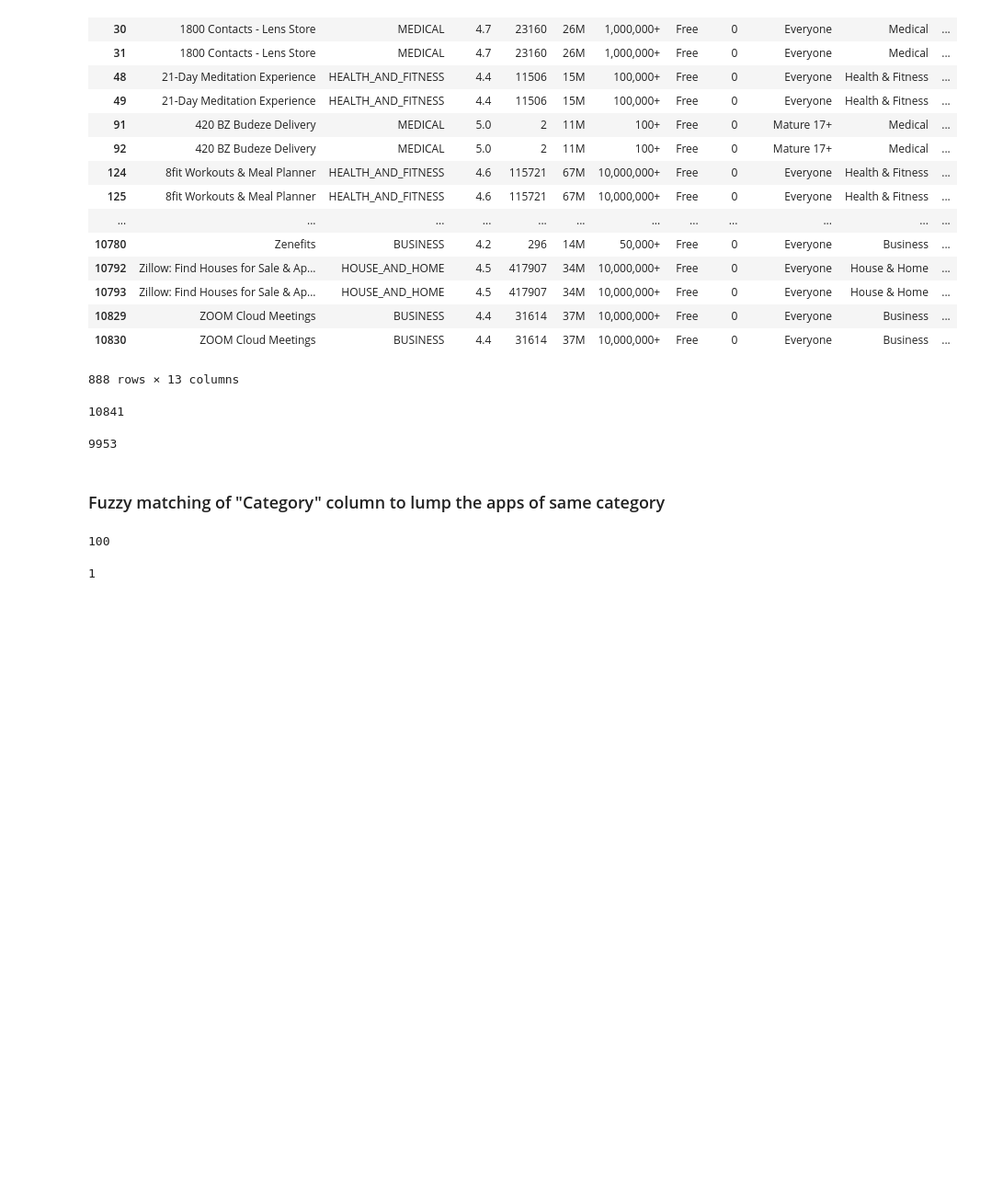
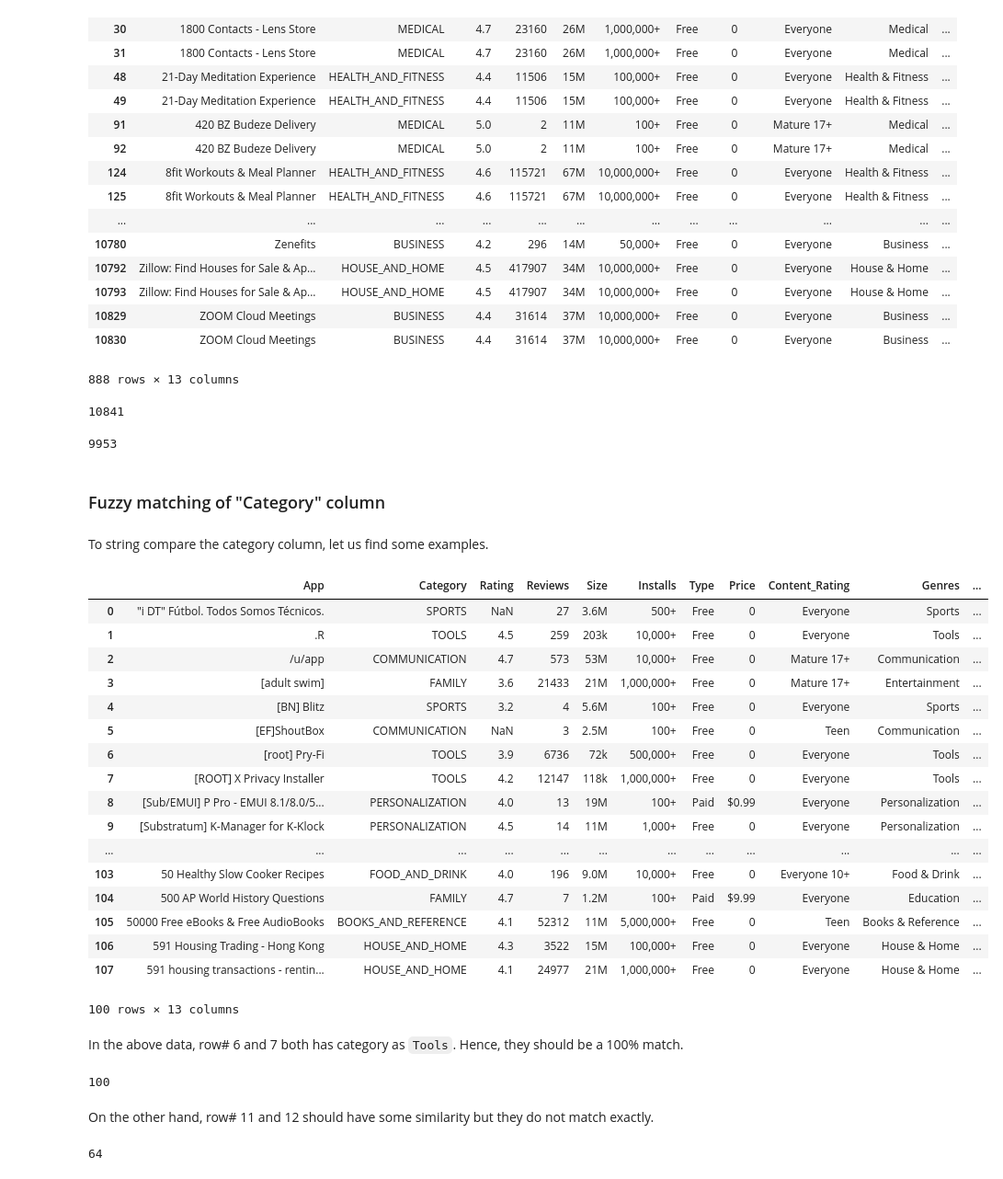
Before and after one commit to anirbanpalDSC/DSC540, a Jupyter notebook: MidTerm/DSC540_MidTerm_Anirban Pal.ipynb, the cells around one changed output. Shown at 92% size. Drawn from its saved outputs; the diff is of its cells as text; code cells hidden in the pictures; blank space fills up the shorter version.

```diff
--- a/MidTerm/DSC540_MidTerm_Anirban Pal.ipynb
+++ b/MidTerm/DSC540_MidTerm_Anirban Pal.ipynb
@@ -130,12 +130,39 @@ len(appinfo)
 # %% [output]
 9953
 # %% [markdown]
-### Fuzzy matching of "Category" column to lump the apps of same category
+### Fuzzy matching of "Category" column
-# %%
-fuzz.partial_ratio(appinfo[0])
-# %% [output]
-100
-# %%
-appinfo.index[1]
-# %% [output]
-1
+# %% [markdown]
+To string compare the category column, let us find some examples.
+# %%
+appinfo.head(100)
+# %% [output]
+|  | App | Category | Rating | Reviews | Size | Installs | Type | Price | Content_Rating | Genres | ... |
+| 0 | "i DT" Fútbol. Todos Somos Técnicos. | SPORTS | NaN | 27 | 3.6M | 500+ | Free | 0 | Everyone | Sports | ... |
+| 1 | .R | TOOLS | 4.5 | 259 | 203k | 10,000+ | Free | 0 | Everyone | Tools | ... |
+| 2 | /u/app | COMMUNICATION | 4.7 | 573 | 53M | 10,000+ | Free | 0 | Mature 17+ | Communication | ... |
+| 3 | [adult swim] | FAMILY | 3.6 | 21433 | 21M | 1,000,000+ | Free | 0 | Mature 17+ | Entertainment | ... |
+| 4 | [BN] Blitz | SPORTS | 3.2 | 4 | 5.6M | 100+ | Free | 0 | Everyone | Sports | ... |
+| 5 | [EF]ShoutBox | COMMUNICATION | NaN | 3 | 2.5M | 100+ | Free | 0 | Teen | Communication | ... |
+| 6 | [root] Pry-Fi | TOOLS | 3.9 | 6736 | 72k | 500,000+ | Free | 0 | Everyone | Tools | ... |
+| 7 | [ROOT] X Privacy Installer | TOOLS | 4.2 | 12147 | 118k | 1,000,000+ | Free | 0 | Everyone | Tools | ... |
+| 8 | [Sub/EMUI] P Pro - EMUI 8.1/8.0/5... | PERSONALIZATION | 4.0 | 13 | 19M | 100+ | Paid | $0.99 | Everyone | Personalization | ... |
+| 9 | [Substratum] K-Manager for K-Klock | PERSONALIZATION | 4.5 | 14 | 11M | 1,000+ | Free | 0 | Everyone | Personalization | ... |
+| ... | ... | ... | ... | ... | ... | ... | ... | ... | ... | ... | ... |
+| 103 | 50 Healthy Slow Cooker Recipes | FOOD_AND_DRINK | 4.0 | 196 | 9.0M | 10,000+ | Free | 0 | Everyone 10+ | Food & Drink | ... |
+| 104 | 500 AP World History Questions | FAMILY | 4.7 | 7 | 1.2M | 100+ | Paid | $9.99 | Everyone | Education | ... |
+| 105 | 50000 Free eBooks & Free AudioBooks | BOOKS_AND_REFERENCE | 4.1 | 52312 | 11M | 5,000,000+ | Free | 0 | Teen | Books & Reference | ... |
+| 106 | 591 Housing Trading - Hong Kong | HOUSE_AND_HOME | 4.3 | 3522 | 15M | 100,000+ | Free | 0 | Everyone | House & Home | ... |
+| 107 | 591 housing transactions - rentin... | HOUSE_AND_HOME | 4.1 | 24977 | 21M | 1,000,000+ | Free | 0 | Everyone | House & Home | ... |
+100 rows × 13 columns
+# %% [markdown]
+In the above data, row# 6 and 7 both has category as `Tools`. Hence, they should be a 100% match.
+# %%
+fuzz.partial_ratio(appinfo['Category'].values[6], appinfo['Category'].values[7])
+# %% [output]
+100
+# %% [markdown]
+On the other hand, row# 11 and 12 should have some similarity but they do not match exactly.
+# %%
+fuzz.partial_ratio(appinfo['Category'].values[11], appinfo['Category'].values[12])
+# %% [output]
+64
```
Also changed, not shown: parts of 1 cell of this notebook.
